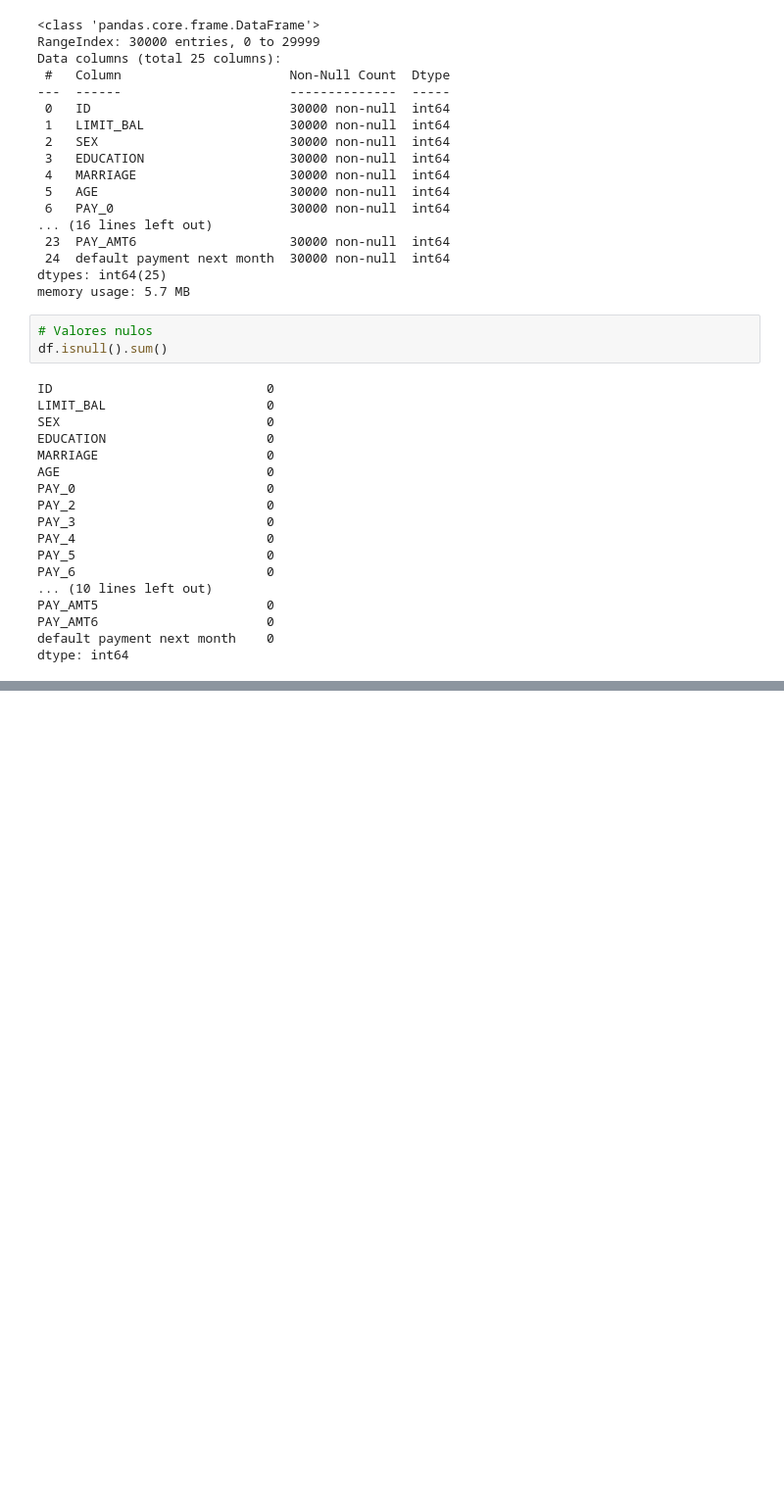
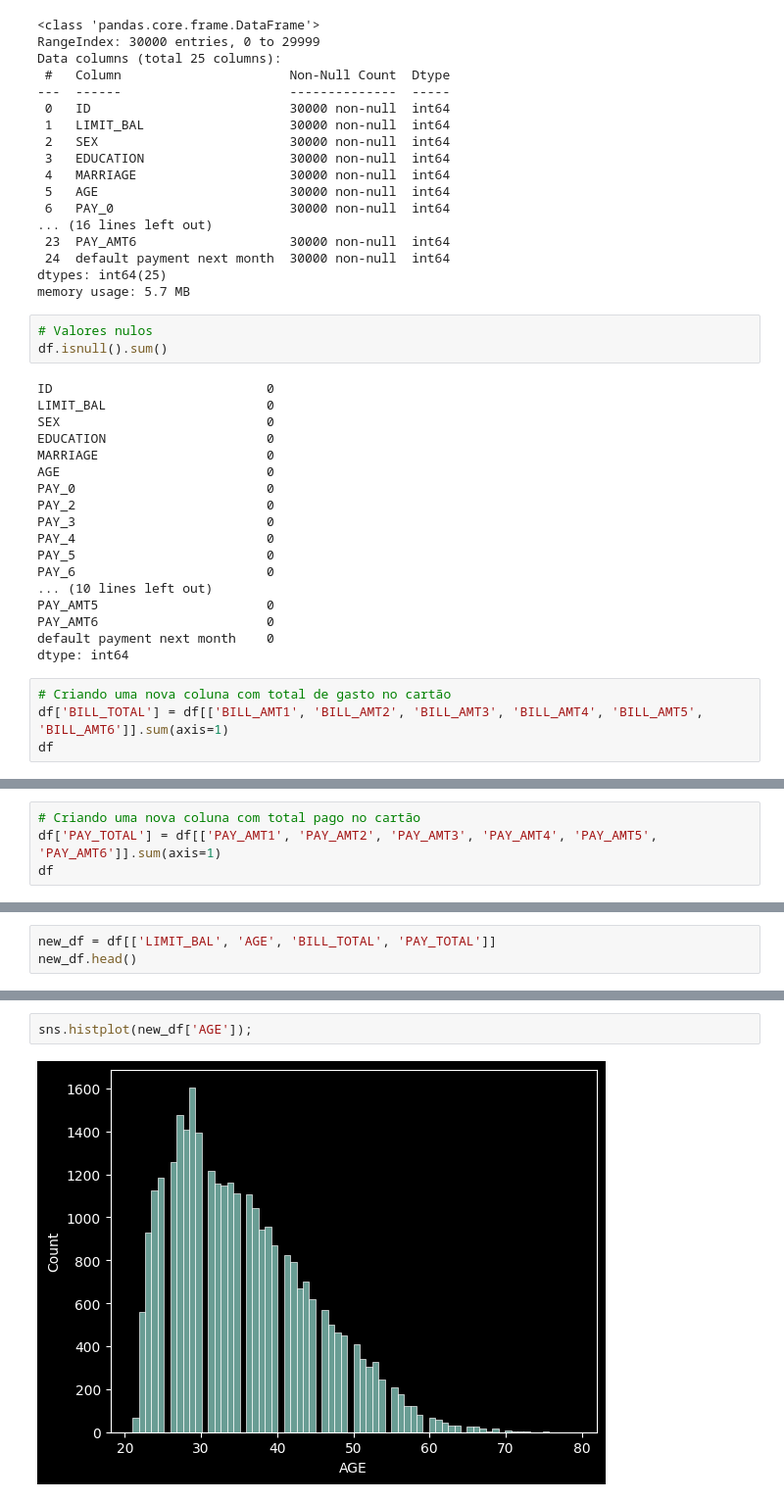
Before and after one commit to Joao-Inacio/Machine_Learning_com_AWS_SageMaker, a Jupyter notebook: Exercicios/xgboost_credit_card.ipynb, the cells around one changed output, grey strips where cells are left out. Shown at 98% size. Drawn from its saved outputs; the diff is of its cells as text; blank space fills up the shorter version.

```diff
--- a/Exercicios/xgboost_credit_card.ipynb
+++ b/Exercicios/xgboost_credit_card.ipynb
@@ -99,3 +104,7 @@ PAY_AMT5                      0
 PAY_AMT6                      0
 default payment next month    0
 dtype: int64
+# %%
+# Criando uma nova coluna com total de gasto no cartão
+df['BILL_TOTAL'] = df[['BILL_AMT1', 'BILL_AMT2', 'BILL_AMT3', 'BILL_AMT4', 'BILL_AMT5', 'BILL_AMT6']].sum(axis=1)
+df
@@ -101,0 +125,4 @@ dtype: int64
+# %%
+# Criando uma nova coluna com total pago no cartão
+df['PAY_TOTAL'] = df[['PAY_AMT1', 'PAY_AMT2', 'PAY_AMT3', 'PAY_AMT4', 'PAY_AMT5', 'PAY_AMT6']].sum(axis=1)
+df
@@ -101,0 +143,3 @@ dtype: int64
+# %%
+new_df = df[['LIMIT_BAL', 'AGE', 'BILL_TOTAL', 'PAY_TOTAL']]
+new_df.head()
@@ -101,0 +153,4 @@ dtype: int64
+# %%
+sns.histplot(new_df['AGE']);
+# %% [output]
+[figure, added]
```
Also changed, not shown: parts of 27 cells of this notebook.
